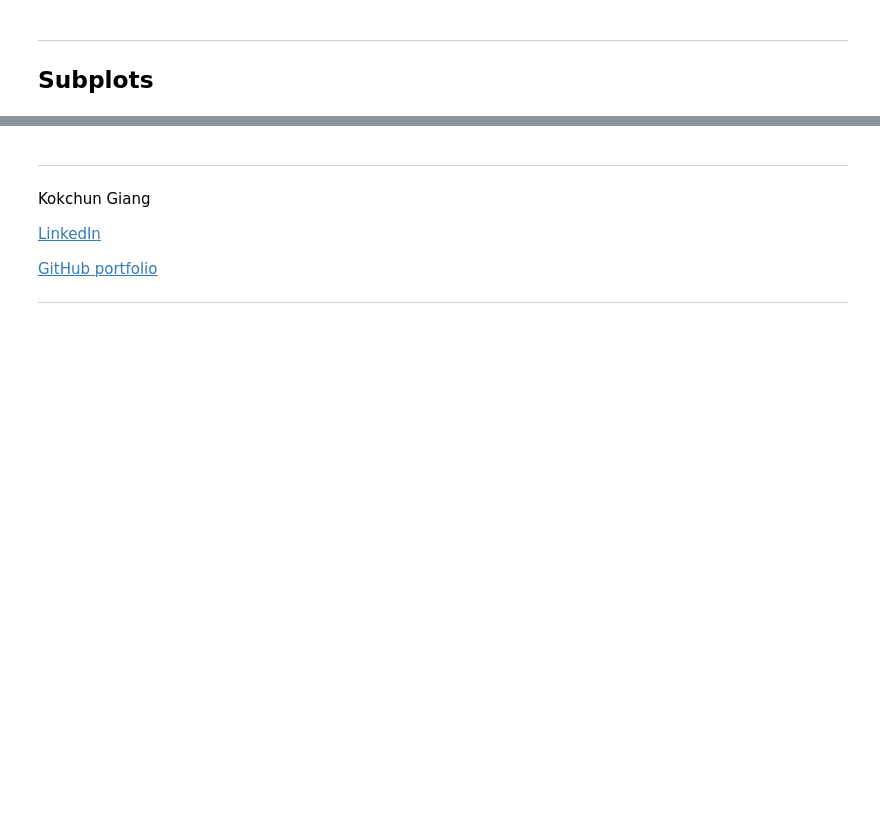
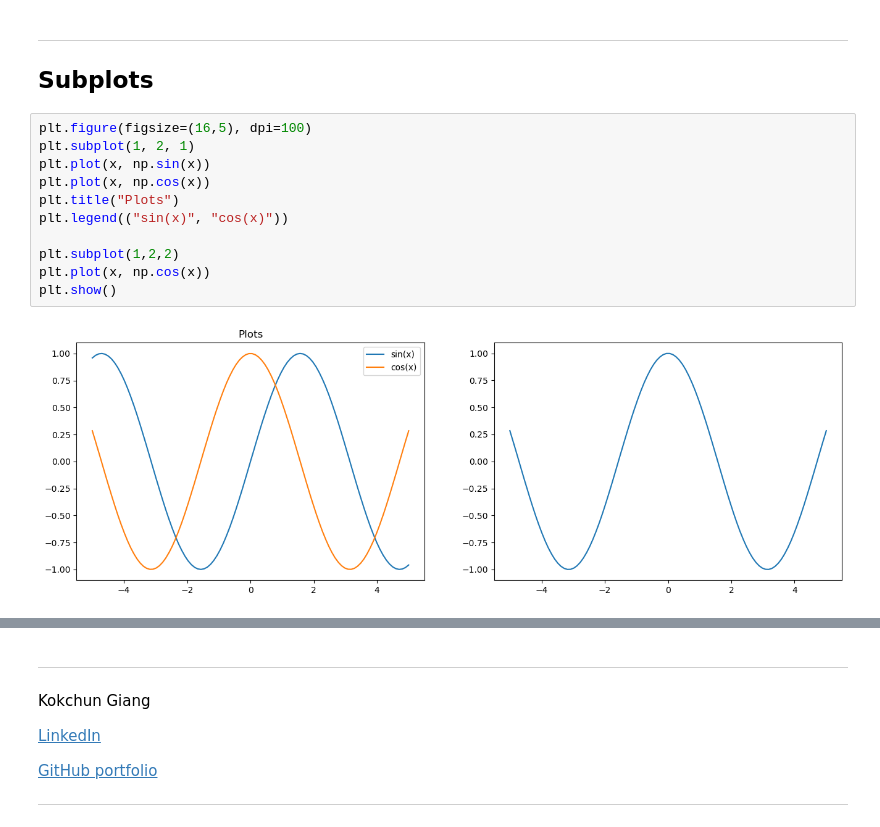
Before and after one commit to zoneme99/python-programmering-Jonatan-Cervall, a Jupyter notebook: Code-along/l9.matplotlib.ipynb, the cells around one changed output, grey strips where cells are left out. Saved outputs shown, nothing was run; the diff lists cells and outputs as text; blank space fills up the shorter version.

```diff
--- a/Code-along/l9.matplotlib.ipynb
+++ b/Code-along/l9.matplotlib.ipynb
@@ -34,3 +55,16 @@ Read more
 # %% [markdown]
 ---
 ## Subplots
+# %%
+plt.figure(figsize=(16,5), dpi=100)
+plt.subplot(1, 2, 1)
+plt.plot(x, np.sin(x))
+plt.plot(x, np.cos(x))
+plt.title("Plots")
+plt.legend(("sin(x)", "cos(x)"))
+
+plt.subplot(1,2,2)
+plt.plot(x, np.cos(x))
+plt.show()
+# %% [output]
+[figure, added]
```
Also changed, not shown: parts of 5 cells of this notebook, 2 other files.
